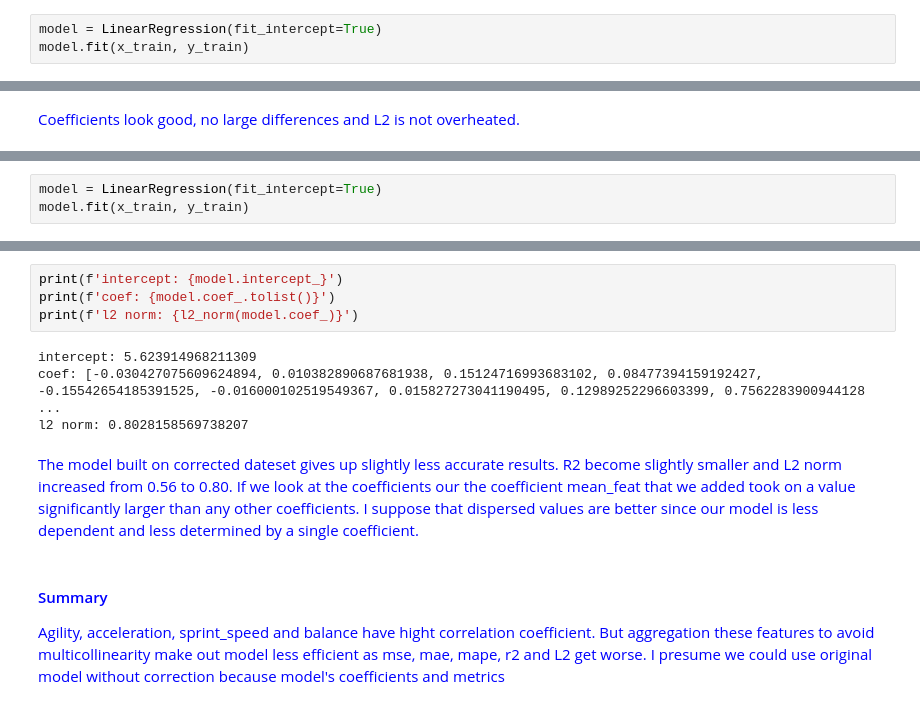
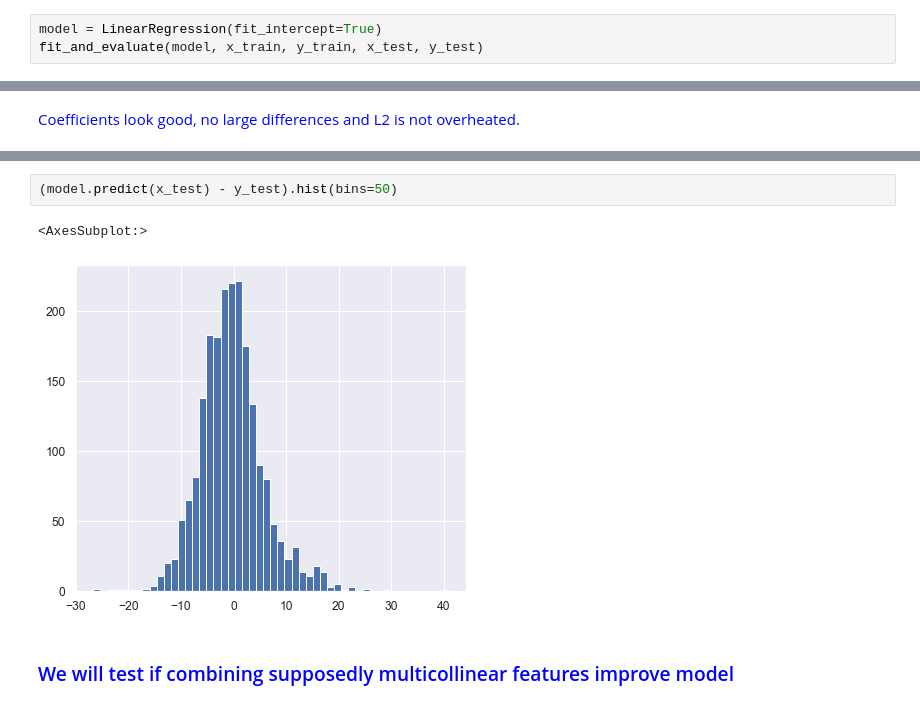
Before and after one commit to codekot/linear_regression, a Jupyter notebook: linear_regression.ipynb, the cells around one changed output, grey strips where cells are left out. Cells and saved outputs as stored; diff of their text form.

```diff
--- a/linear_regression.ipynb
+++ b/linear_regression.ipynb
@@ -1862,4 +1840,4 @@ x_train
 # %%
 model = LinearRegression(fit_intercept=True)
-model.fit(x_train, y_train)
+fit_and_evaluate(model, x_train, y_train, x_test, y_test)
 # %% [output]
@@ -1940,3 +1874,0 @@ x_train, y_train, x_test, y_test = get_train_test_data(features, target)
-# %%
-model = LinearRegression(fit_intercept=True)
-model.fit(x_train, y_train)
@@ -1951,13 +1875,7 @@ fit_and_evaluate(model, x_train, y_train, x_test, y_test)
-# %%
-print(f'intercept: {model.intercept_}')
-print(f'coef: {model.coef_.tolist()}')
-print(f'l2 norm: {l2_norm(model.coef_)}')
-# %% [output]
-intercept: 5.623914968211309
-coef: [-0.030427075609624894, 0.010382890687681938, 0.15124716993683102, 0.08477394159192427, -0.15542654185391525, -0.016000102519549367, 0.015827273041190495, 0.12989252296603399, 0.7562283900944128 ...
-l2 norm: 0.8028158569738207
-# %% [markdown]
-<font color='blue'>The model built on corrected dateset gives up slightly less accurate results. R2 become slightly smaller and L2 norm increased from 0.56 to 0.80. If we look at the coefficients our the coefficient mean_feat that we added took on a value significantly larger than any other coefficients. I suppose that dispersed values are better since our model is less dependent and less determined by a single coefficient.
-# %% [markdown]
-#### <font color='blue'>Summary
-<font color='blue'>Agility, acceleration, sprint_speed and balance have hight correlation coefficient. But aggregation these features to avoid multicollinearity make out model less efficient as mse, mae, mape, r2 and L2 get worse. I presume we could use original model without correction because model's coefficients and metrics
+# %%
+(model.predict(x_test) - y_test).hist(bins=50)
+# %% [output]
+<AxesSubplot:>
+[figure, added]
+# %% [markdown]
+### <font color='blue'>We will test if combining supposedly multicollinear features improve model
```
Also changed, not shown: parts of 46 cells of this notebook.
